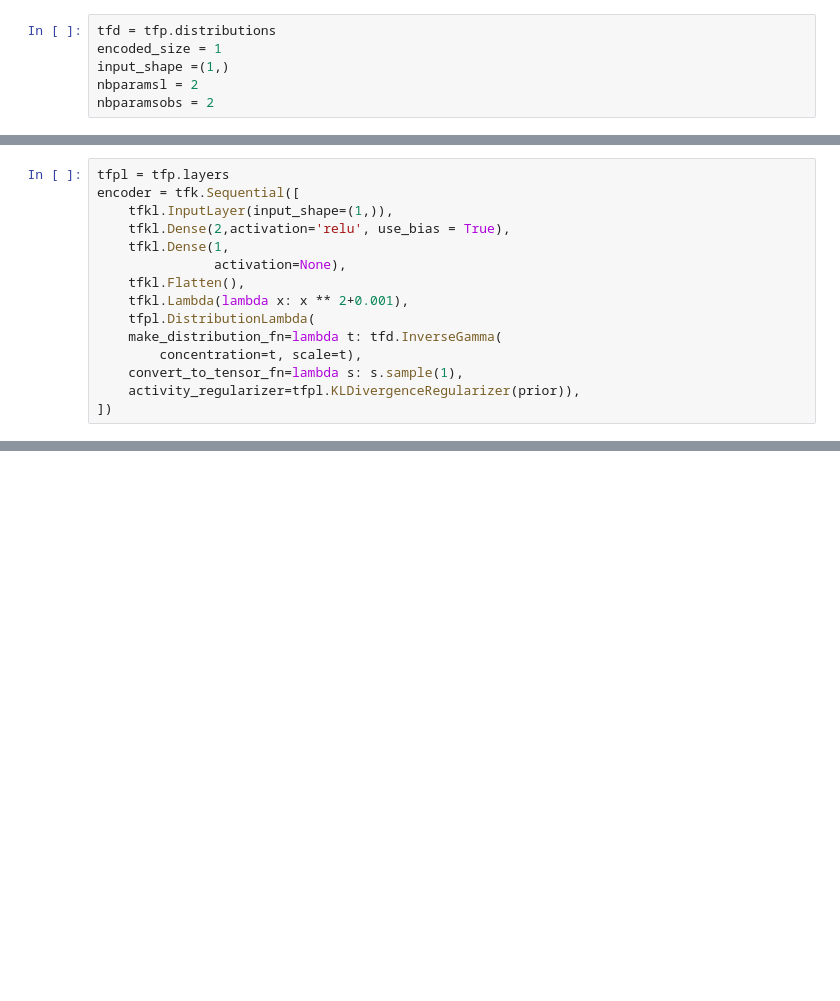
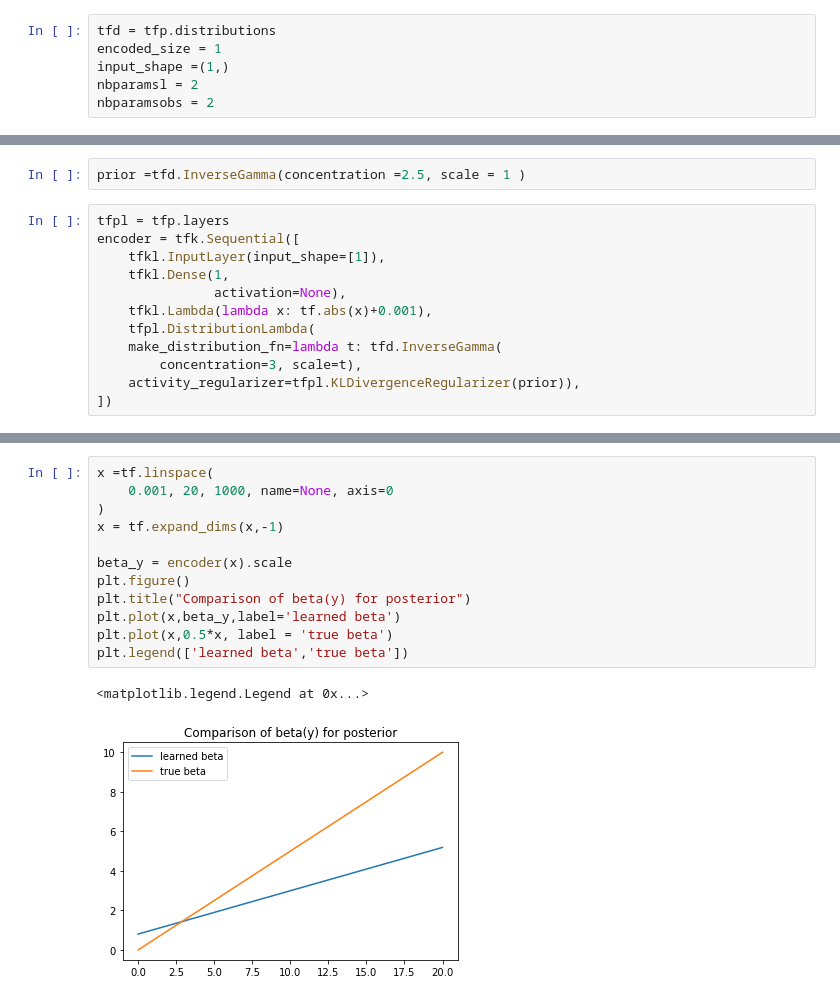
Before and after one commit to Nicolasecl16/These, a Jupyter notebook: Extreme_VAE/Tf Invgamma VAE.ipynb, the cells around one changed output, grey strips where cells are left out. Cells and saved outputs as stored; diff of their text form; blank space fills up the shorter version.

Commit message:
tf inverse gamma update

```diff
--- a/Extreme_VAE/Tf Invgamma VAE.ipynb
+++ b/Extreme_VAE/Tf Invgamma VAE.ipynb
@@ -56,15 +84,14 @@ prior = invG
+# %%
+prior =tfd.InverseGamma(concentration =2.5, scale = 1 )
 # %%
 tfpl = tfp.layers
 encoder = tfk.Sequential([
-    tfkl.InputLayer(input_shape=(1,)),
-    tfkl.Dense(2,activation='relu', use_bias = True),
+    tfkl.InputLayer(input_shape=[1]),
     tfkl.Dense(1,
                activation=None),
-    tfkl.Flatten(),
-    tfkl.Lambda(lambda x: x ** 2+0.001),
+    tfkl.Lambda(lambda x: tf.abs(x)+0.001),
     tfpl.DistributionLambda(
     make_distribution_fn=lambda t: tfd.InverseGamma(
-        concentration=t, scale=t),
-    convert_to_tensor_fn=lambda s: s.sample(1),
+        concentration=3, scale=t),
     activity_regularizer=tfpl.KLDivergenceRegularizer(prior)),
 ])
@@ -82,0 +168,15 @@ tfp.distributions._TensorCoercible("tensor_coercible", batch_shape=[1, 1], event
+# %%
+x =tf.linspace(
+    0.001, 20, 1000, name=None, axis=0
+)
+x = tf.expand_dims(x,-1)
+
+beta_y = encoder(x).scale
+plt.figure()
+plt.title("Comparison of beta(y) for posterior")
+plt.plot(x,beta_y,label='learned beta')
+plt.plot(x,0.5*x, label = 'true beta')
+plt.legend(['learned beta','true beta'])
+# %% [output]
+<matplotlib.legend.Legend at 0x...>
+[figure, added]
```
Also changed, not shown: parts of 33 cells of this notebook, 1 other file.
